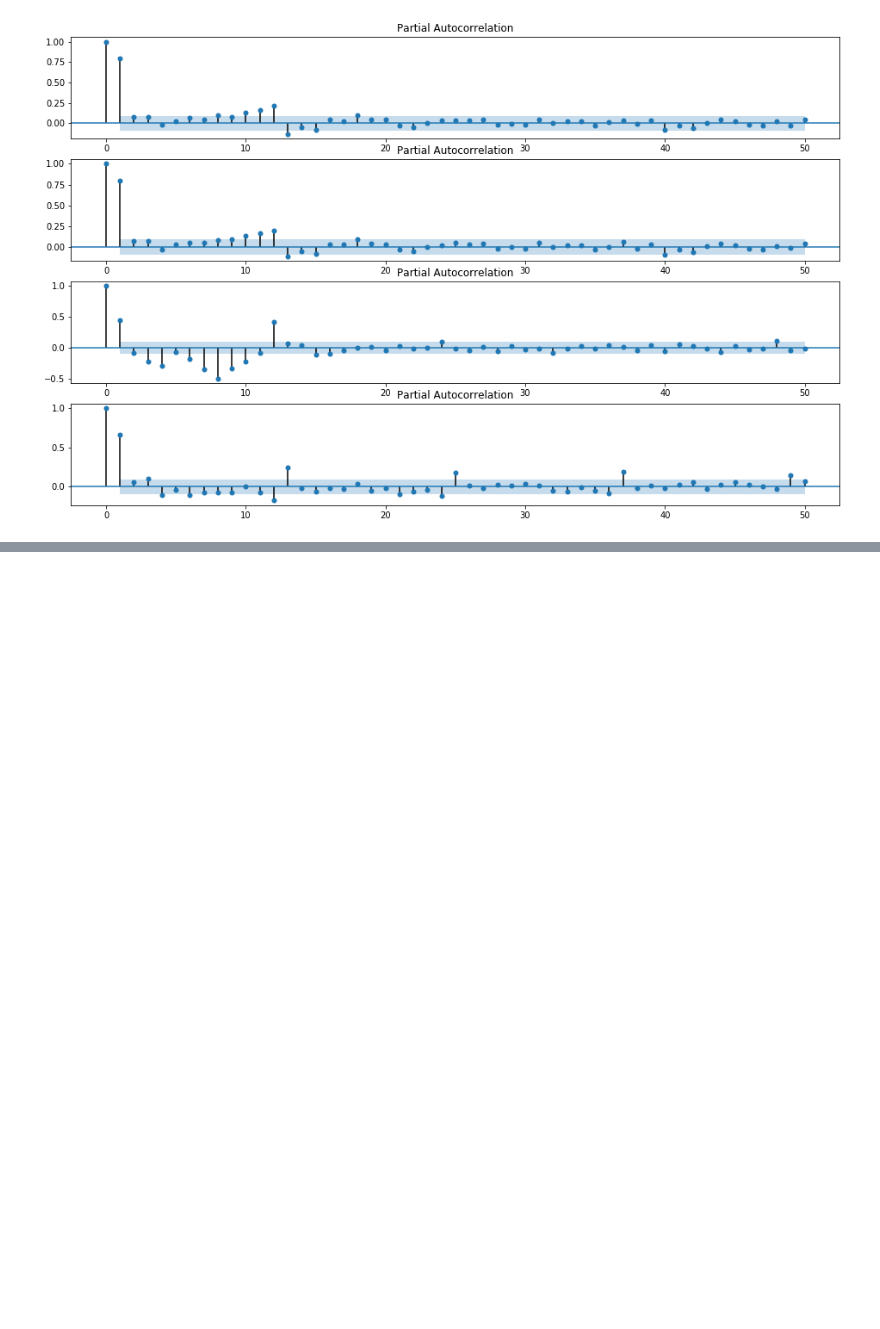
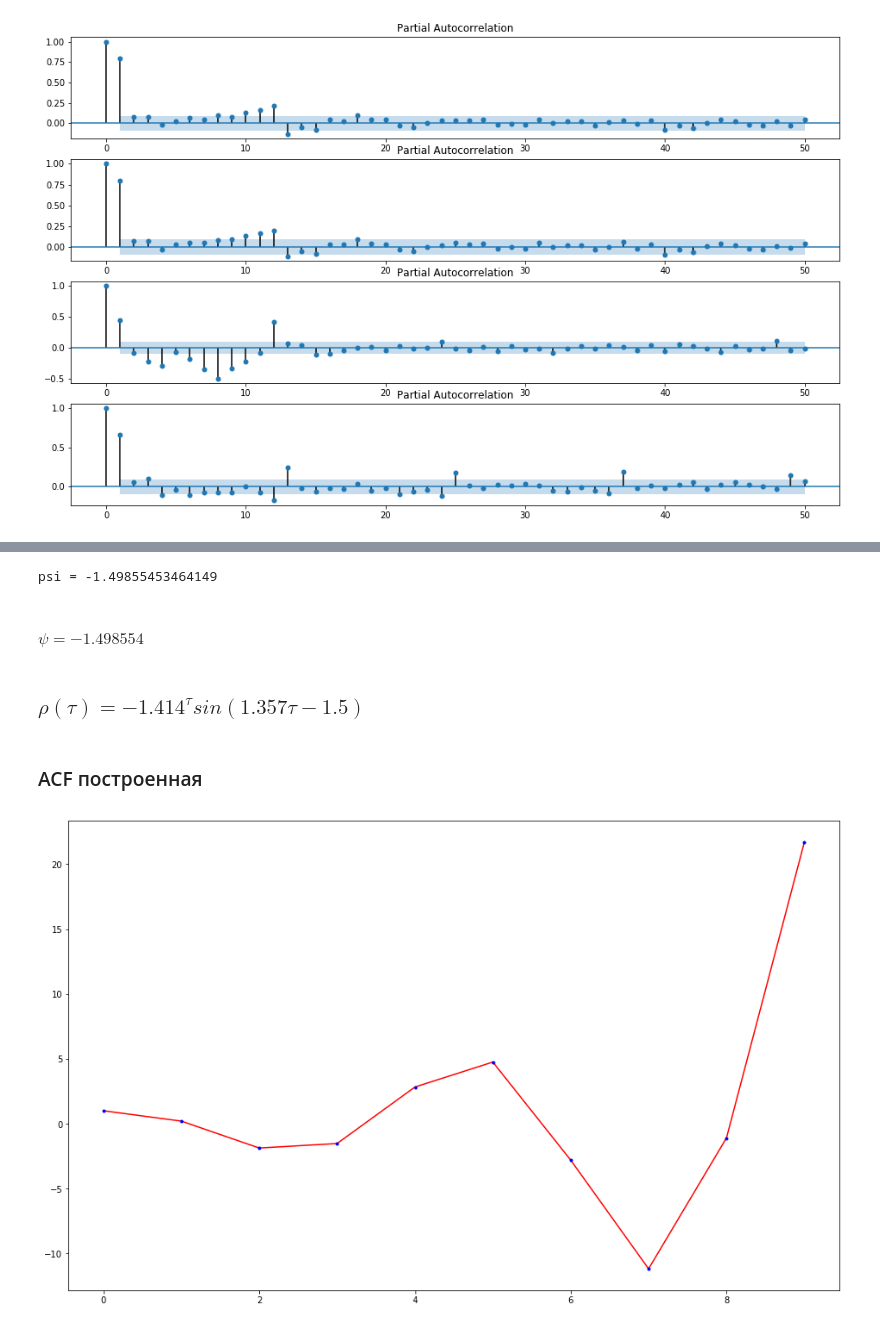
Before and after one commit to Bullldoger/prediction_theory, a Jupyter notebook: notebooks/Labs.ipynb, the cells around one changed output, grey strips where cells are left out. Cells and saved outputs as stored; diff of their text form; code cells hidden in the pictures; blank space fills up the shorter version.

```diff
--- a/notebooks/Labs.ipynb
+++ b/notebooks/Labs.ipynb
@@ -1226,0 +1270,10 @@ fig = sm.graphics.tsa.plot_pacf(lost_diff_cycle, lags=50, ax=ax4)
+# %%
+psi = sm.Symbol('psi')
+ans = solve(sm.tan(psi) - tg_theta, psi)[0]
+print('psi = {ans}'.format(ans=ans))
+# %% [output]
+psi = -1.49855453464149
+# %% [markdown]
+#### $ \psi = -1.498554 $
+# %% [markdown]
+### $ \rho(\tau) = - 1.414^{\tau} sin(1.357 \tau - 1.5) $
@@ -1226,0 +1282,14 @@ fig = sm.graphics.tsa.plot_pacf(lost_diff_cycle, lags=50, ax=ax4)
+# %% [markdown]
+### ACF построенная
+# %%
+tau = range(10)
+
+def ro(t):
+    return -1 * math.pow(1.414, t) * math.sin(1.357 * t - 1.5)
+
+plt.figure(figsize=(16, 10))
+plt.plot(tau, [ro(t) for t in tau], 'r')
+plt.plot(tau, [ro(t) for t in tau], '.b')
+plt.show()
+# %% [output]
+[figure, added]
```
Also changed, not shown: parts of 19 cells of this notebook.
